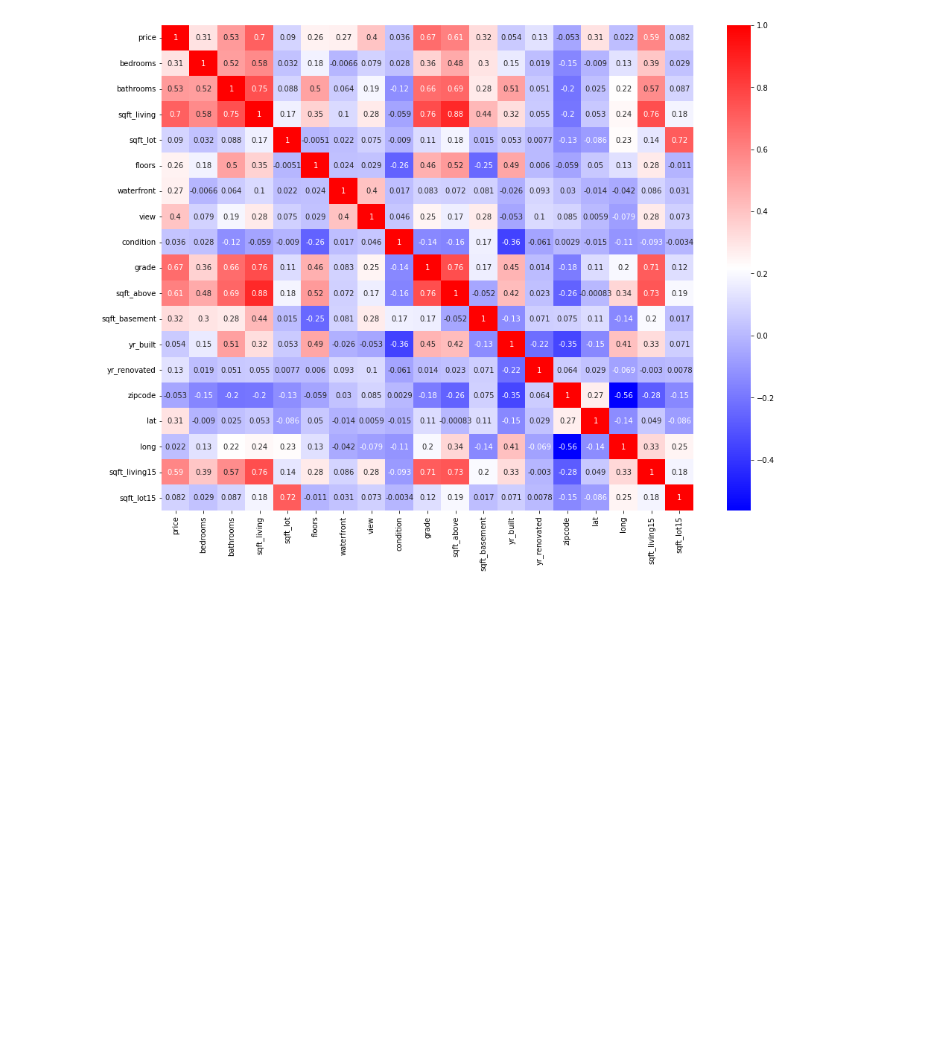
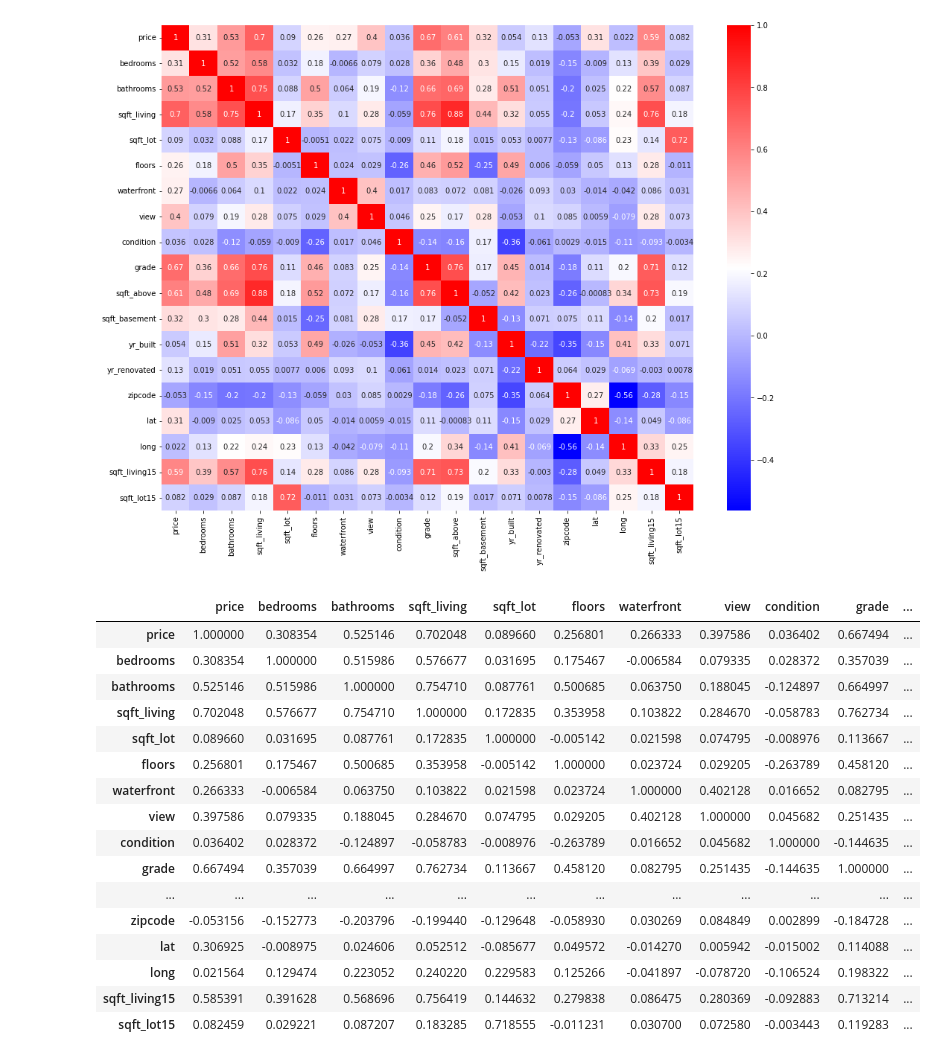
Before and after one commit to Mwadz/Hass-Consulting-Company, a Jupyter notebook: Regression_week_7.ipynb, the cells around one changed output. Cells and saved outputs as stored; diff of their text form; code cells hidden in the pictures; blank space fills up the shorter version.

```diff
--- a/Regression_week_7.ipynb
+++ b/Regression_week_7.ipynb
@@ -401,0 +430,22 @@ from statsmodels.stats.outliers_influence import variance_inflation_factor
+# %%
+# defining a correlation matrix so we can generate the VIF
+corr = estate.corr()
+corr
+# %% [output]
+|  | price | bedrooms | bathrooms | sqft_living | sqft_lot | floors | waterfront | view | condition | grade | ... |
+| price | 1.000000 | 0.308354 | 0.525146 | 0.702048 | 0.089660 | 0.256801 | 0.266333 | 0.397586 | 0.036402 | 0.667494 | ... |
+| bedrooms | 0.308354 | 1.000000 | 0.515986 | 0.576677 | 0.031695 | 0.175467 | -0.006584 | 0.079335 | 0.028372 | 0.357039 | ... |
+| bathrooms | 0.525146 | 0.515986 | 1.000000 | 0.754710 | 0.087761 | 0.500685 | 0.063750 | 0.188045 | -0.124897 | 0.664997 | ... |
+| sqft_living | 0.702048 | 0.576677 | 0.754710 | 1.000000 | 0.172835 | 0.353958 | 0.103822 | 0.284670 | -0.058783 | 0.762734 | ... |
+| sqft_lot | 0.089660 | 0.031695 | 0.087761 | 0.172835 | 1.000000 | -0.005142 | 0.021598 | 0.074795 | -0.008976 | 0.113667 | ... |
+| floors | 0.256801 | 0.175467 | 0.500685 | 0.353958 | -0.005142 | 1.000000 | 0.023724 | 0.029205 | -0.263789 | 0.458120 | ... |
+| waterfront | 0.266333 | -0.006584 | 0.063750 | 0.103822 | 0.021598 | 0.023724 | 1.000000 | 0.402128 | 0.016652 | 0.082795 | ... |
+| view | 0.397586 | 0.079335 | 0.188045 | 0.284670 | 0.074795 | 0.029205 | 0.402128 | 1.000000 | 0.045682 | 0.251435 | ... |
+| condition | 0.036402 | 0.028372 | -0.124897 | -0.058783 | -0.008976 | -0.263789 | 0.016652 | 0.045682 | 1.000000 | -0.144635 | ... |
+| grade | 0.667494 | 0.357039 | 0.664997 | 0.762734 | 0.113667 | 0.458120 | 0.082795 | 0.251435 | -0.144635 | 1.000000 | ... |
+| ... | ... | ... | ... | ... | ... | ... | ... | ... | ... | ... | ... |
+| zipcode | -0.053156 | -0.152773 | -0.203796 | -0.199440 | -0.129648 | -0.058930 | 0.030269 | 0.084849 | 0.002899 | -0.184728 | ... |
+| lat | 0.306925 | -0.008975 | 0.024606 | 0.052512 | -0.085677 | 0.049572 | -0.014270 | 0.005942 | -0.015002 | 0.114088 | ... |
+| long | 0.021564 | 0.129474 | 0.223052 | 0.240220 | 0.229583 | 0.125266 | -0.041897 | -0.078720 | -0.106524 | 0.198322 | ... |
+| sqft_living15 | 0.585391 | 0.391628 | 0.568696 | 0.756419 | 0.144632 | 0.279838 | 0.086475 | 0.280369 | -0.092883 | 0.713214 | ... |
+| sqft_lot15 | 0.082459 | 0.029221 | 0.087207 | 0.183285 | 0.718555 | -0.011231 | 0.030700 | 0.072580 | -0.003443 | 0.119283 | ... |
```
Also changed, not shown: parts of 50 cells of this notebook.
